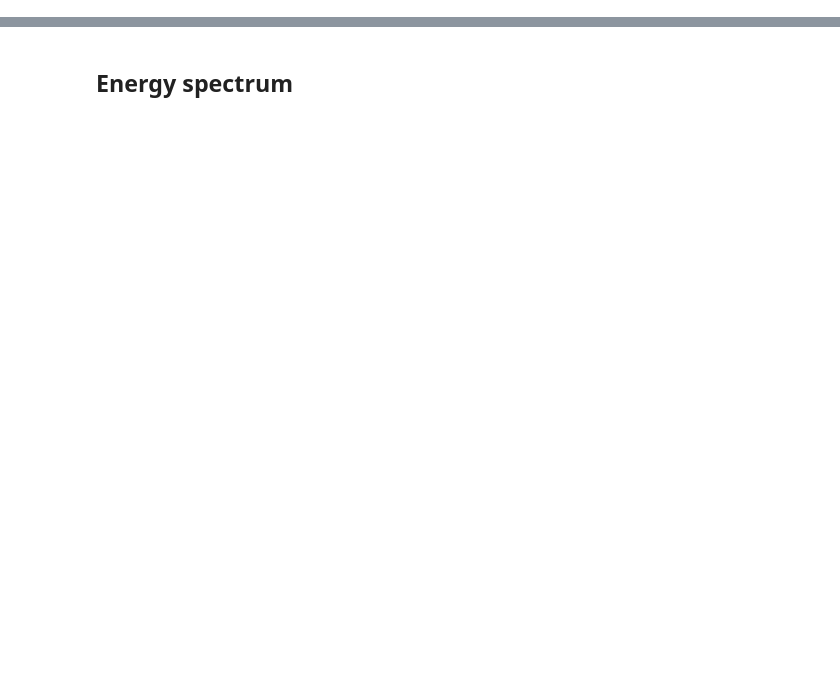
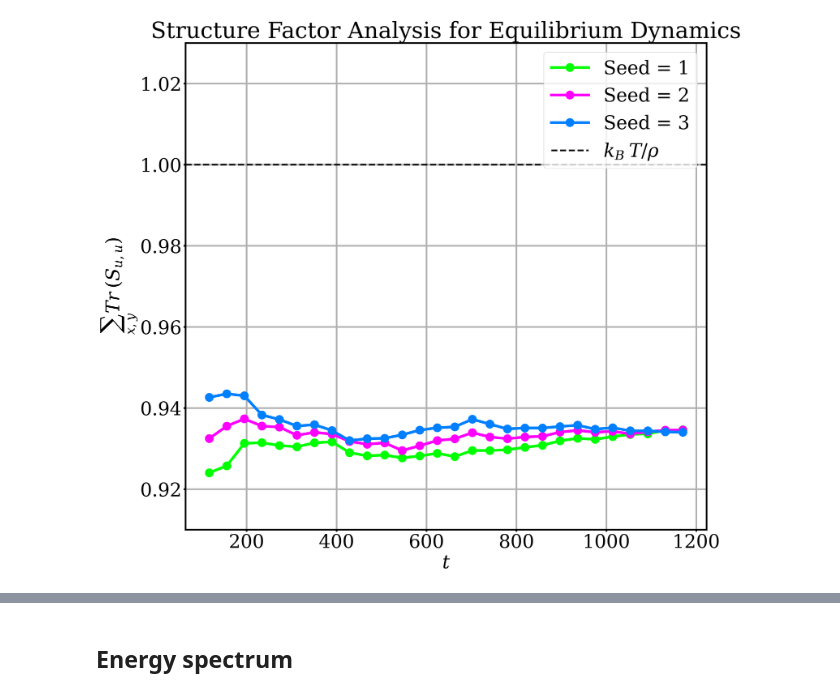
Before and after one commit to isriva/incflo, a Jupyter notebook: test_no_eb_2d/SF_incflo.ipynb, the cells around one changed output, grey strips where cells are left out. Saved outputs shown, nothing was run; the diff lists cells and outputs as text; code cells hidden in the pictures; blank space fills up the shorter version.

```diff
--- a/test_no_eb_2d/SF_incflo.ipynb
+++ b/test_no_eb_2d/SF_incflo.ipynb
@@ -84,14 +84,14 @@ N_dt = 1
 
 # base_filename_arr = ["SF_WENO5_new_stoch_32_1em4_cell_depth_1em5_ts_false_dt_1p56em1_seed"]
 # base_filename_arr = ["SF_WENO5_single_flux_sqrt2_32_1em4_cell_depth_1em5_ts_false_dt_1p56em1_seed"]
-# base_filename_arr = ["SF_WENO5_two_flux_same_both_steps_32_1em4_cell_depth_1em5_ts_false_dt_1p56em1_seed"]
+base_filename_arr = ["SF_WENO5_32_1em4_cell_depth_1em5_ts_false_dt_7p8em4_seed"]
 
-base_filename_arr = ["SF_WENO5_weighted_fluxes_32_1em4_cell_depth_1em5_ts_false_dt_1p56em1_seed"]
+# base_filename_arr = ["SF_WENO5_64_1em4_cell_depth_4em5_ts_false_dt_7p8em3_seed"]
 
 dt_arr = ["1.56e-1"]
 
 ts_list_arr = []
 for n in range(N_dt):
     base_filename = base_filename_arr[n]
-    ts_list = read_SF(base_filename, N_seeds, zeroes = True)
+    ts_list = read_SF(base_filename, N_seeds, zeroes = False)
     ts_list_arr.append(ts_list)
@@ -335,3 +325,48 @@ plt.close()
+# %%
+plt.rcParams.update({
+    'font.size': 34,
+    'axes.linewidth': 3,
+    'xtick.major.width': 3,
+    'ytick.major.width': 3,
+
+    # Set standard text to Matplotlib's built-in serif font
+    'font.family': 'serif',
+    'font.serif': ['DejaVu Serif'],
+
+    # Automatically use the matching built-in serif math font
+    'mathtext.fontset': 'dejavuserif'
+})
+
+plt.figure(figsize=(17, 16), dpi=300)
+q = 0
+
+for n in range(N_dt):
+    for i in range(N_seeds):
+        plt.plot(df_trace_list_arr[n][i]['Time'],
+                 (df_trace_list_arr[n][i]['Trace'] / np.square(Nx)) / answer,
+                 marker=markers[n],
+                 markersize=15,
+                 linewidth=5,
+                 color=colors[q],
+                 label=f"Seed = {i+1}")
+                 # label=f"dt = {dt_arr[n]}, Seed = {i+1}")
+        q += 1
+
+plt.axhline(answer / answer, label=r"$k_B \: T / \rho$", c="black", ls="--", linewidth=3)
+
+plt.title(f'Structure Factor Analysis for Equilibrium Dynamics')
+plt.grid(True, linewidth=3)
+
+plt.xlabel(r"$t$")
+plt.ylabel(r"$\sum_{x,y} Tr \: (S_{u,u})$")
+plt.legend(loc='upper right')
+plt.ylim([.91, 1.03])
+# plt.tight_layout()
+plt.savefig('Graphs/structure_factor_summed_trace.png', dpi=300, bbox_inches='tight')
+plt.show()
+plt.close()
+# %% [output]
+[figure, added]
 # %%
 # num_avg_steps = 10
 # # recent_ts = ts[-num_avg_steps:]
```
Also changed, not shown: parts of 7 cells of this notebook, 3 other files.
